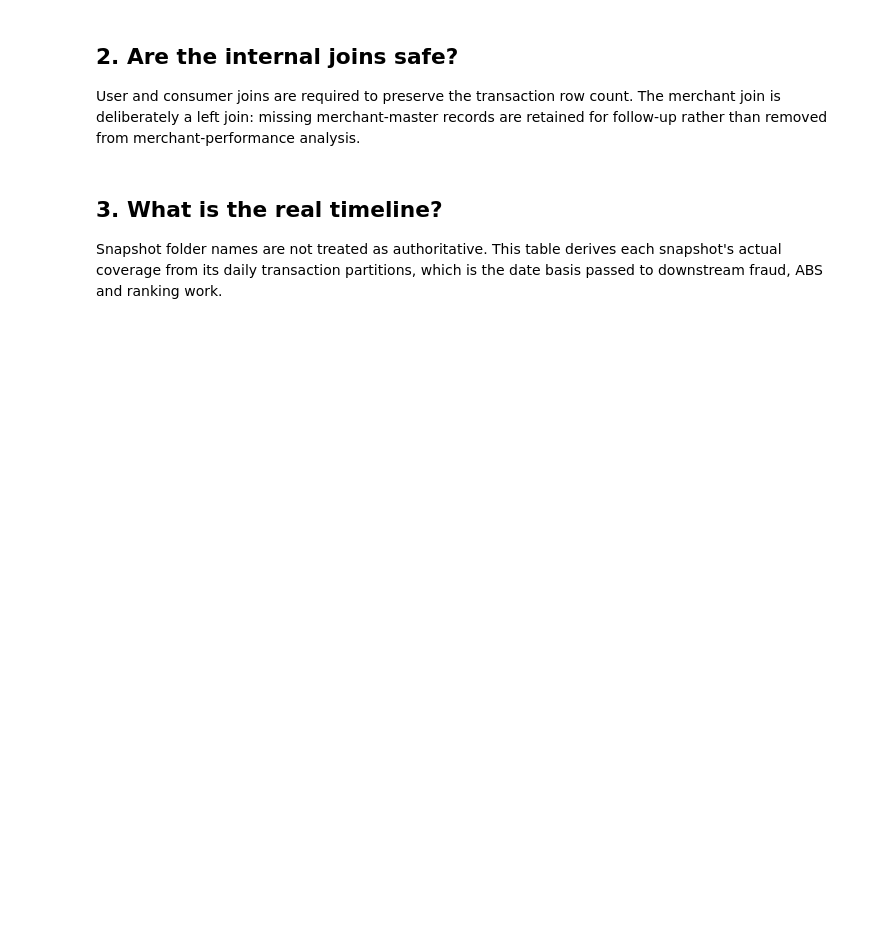
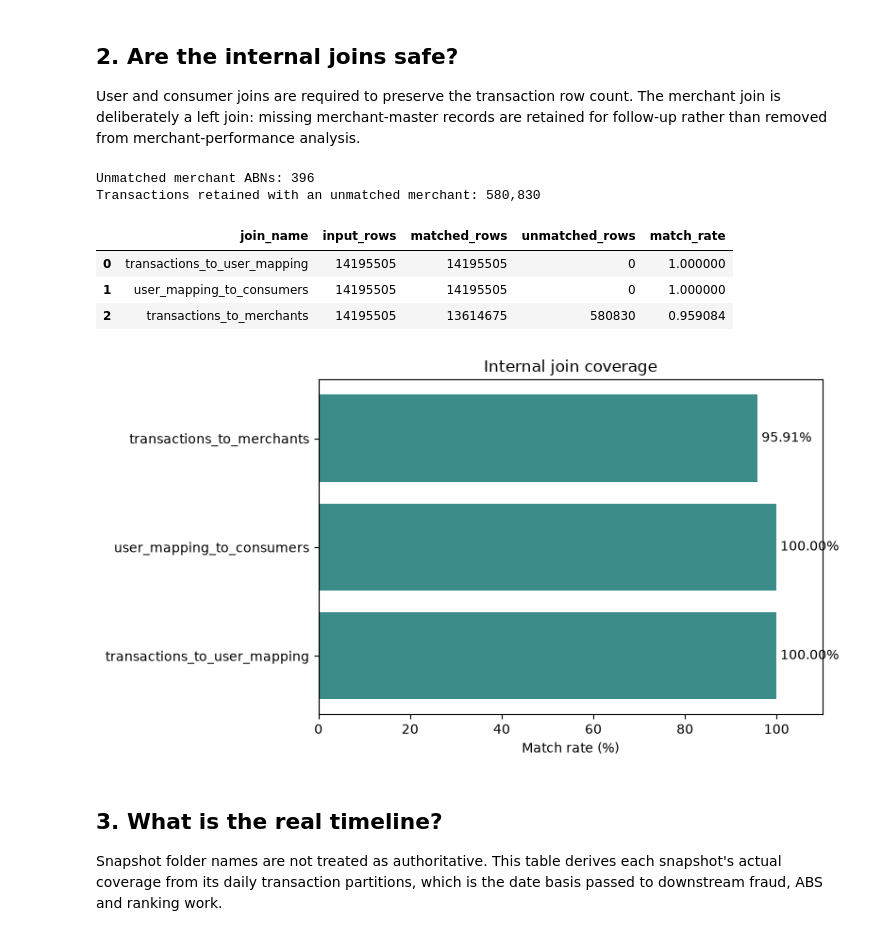
Before and after one commit to yixxx111/MAST30034-Project-2-Group-50, a Jupyter notebook: member2_curation/curation_summary/curation_summary.ipynb, the cells around one changed output. Drawn from its saved outputs; the diff is of its cells as text; code cells hidden in the pictures; blank space fills up the shorter version.

```diff
--- a/member2_curation/curation_summary/curation_summary.ipynb
+++ b/member2_curation/curation_summary/curation_summary.ipynb
@@ -19,0 +43,19 @@ data_quality_profile = pd.read_csv('../data/curated/data_quality_profile.csv')
+# %%
+from pathlib import Path
+import pandas as pd
+import matplotlib.pyplot as plt
+from IPython.display import display
+pd.set_option('display.max_columns', 12)
+pd.set_option('display.max_colwidth', 100)
+data = Path('../data/curated')
+analysis = Path('analysis_results')
+audit = pd.read_csv(data/'curation_audit.csv')
+join_coverage = pd.read_csv(data/'join_coverage.csv')
+snapshot_coverage = pd.read_csv(data/'snapshot_coverage.csv')
+merchant_exceptions = pd.read_csv(data/'merchant_match_exceptions.csv', dtype={'merchant_abn': 'string'})
+data_quality_profile = pd.read_csv(data/'data_quality_profile.csv')
+amount = pd.read_csv(analysis/'amount_summary.csv').iloc[0]
+impact = pd.read_csv(analysis/'merchant_match_impact.csv')
+display(pd.DataFrame({'metric':['Input transactions','Curated transactions','Unique order IDs','Quarantined rows'], 'value':[int(audit.iloc[0].input_rows),int(amount['rows']),int(amount.unique_orders),int(audit.quarantined_rows.sum())]}))
+assert int(amount['rows']) == int(amount.unique_orders)
+assert int(amount['rows']) == int(audit.iloc[-1].output_rows)
@@ -37,16 +93,24 @@ User and consumer joins are required to preserve the transaction row count. The
 # %%
 display(join_coverage)
 
 fig, ax = plt.subplots(figsize=(8, 4.5))
 ax.barh(join_coverage['join_name'], join_coverage['match_rate'] * 100, color='#3B8C88')
-ax.set(xlim=(0, 100), xlabel='Match rate (%)', title='Internal join coverage')
+ax.set(xlim=(0, 110), xlabel='Match rate (%)', title='Internal join coverage')
 for index, value in enumerate(join_coverage['match_rate'] * 100):
     ax.text(value + 0.8, index, f'{value:.2f}%', va='center')
 fig.tight_layout()
 plt.show()
 
 print(f"Unmatched merchant ABNs: {len(merchant_exceptions):,}")
 print(f"Transactions retained with an unmatched merchant: {merchant_exceptions['transaction_count'].sum():,}")
+# %% [output]
+Unmatched merchant ABNs: 396
+Transactions retained with an unmatched merchant: 580,830
+|  | join_name | input_rows | matched_rows | unmatched_rows | match_rate |
+| 0 | transactions_to_user_mapping | 14195505 | 14195505 | 0 | 1.000000 |
+| 1 | user_mapping_to_consumers | 14195505 | 14195505 | 0 | 1.000000 |
+| 2 | transactions_to_merchants | 14195505 | 13614675 | 580830 | 0.959084 |
+[figure, added]
 # %% [markdown]
 ## 3. What is the real timeline?
 
```
Also changed, not shown: parts of 20 cells of this notebook, 17 other files.
